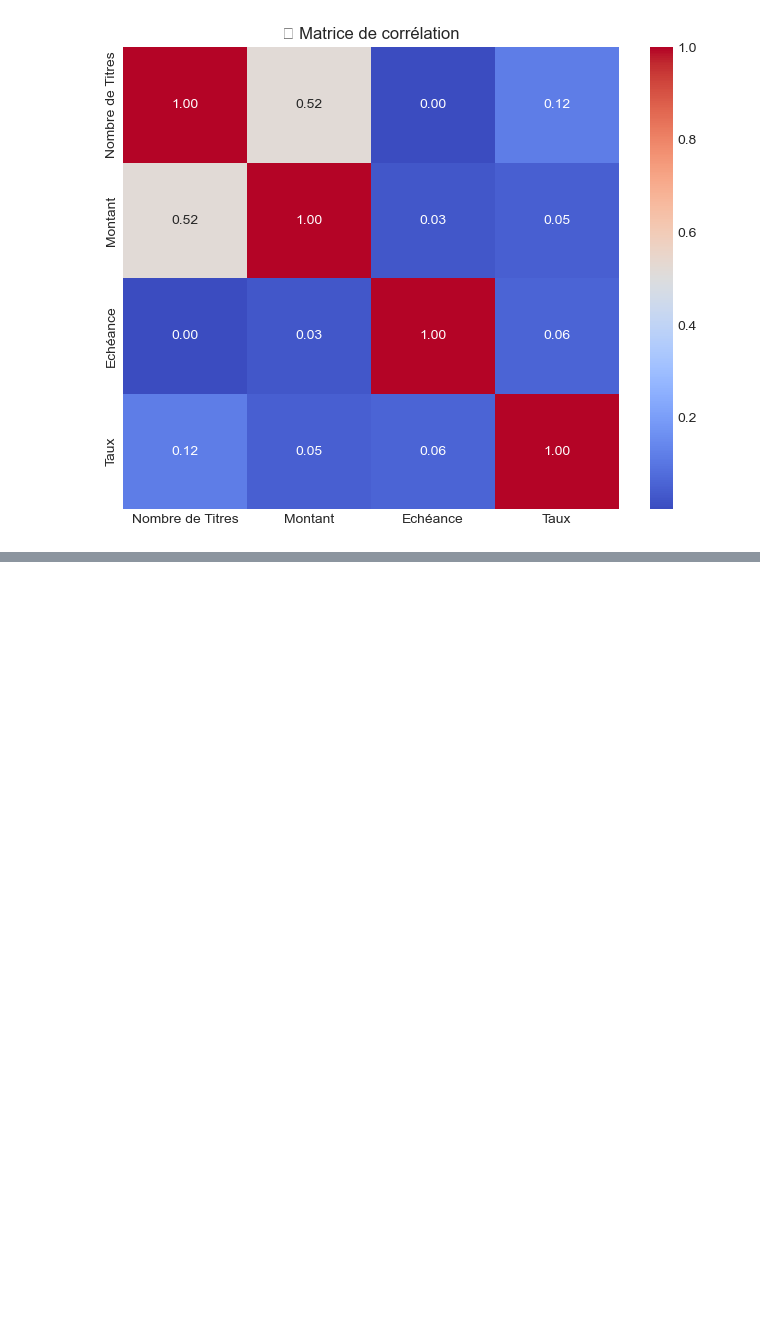
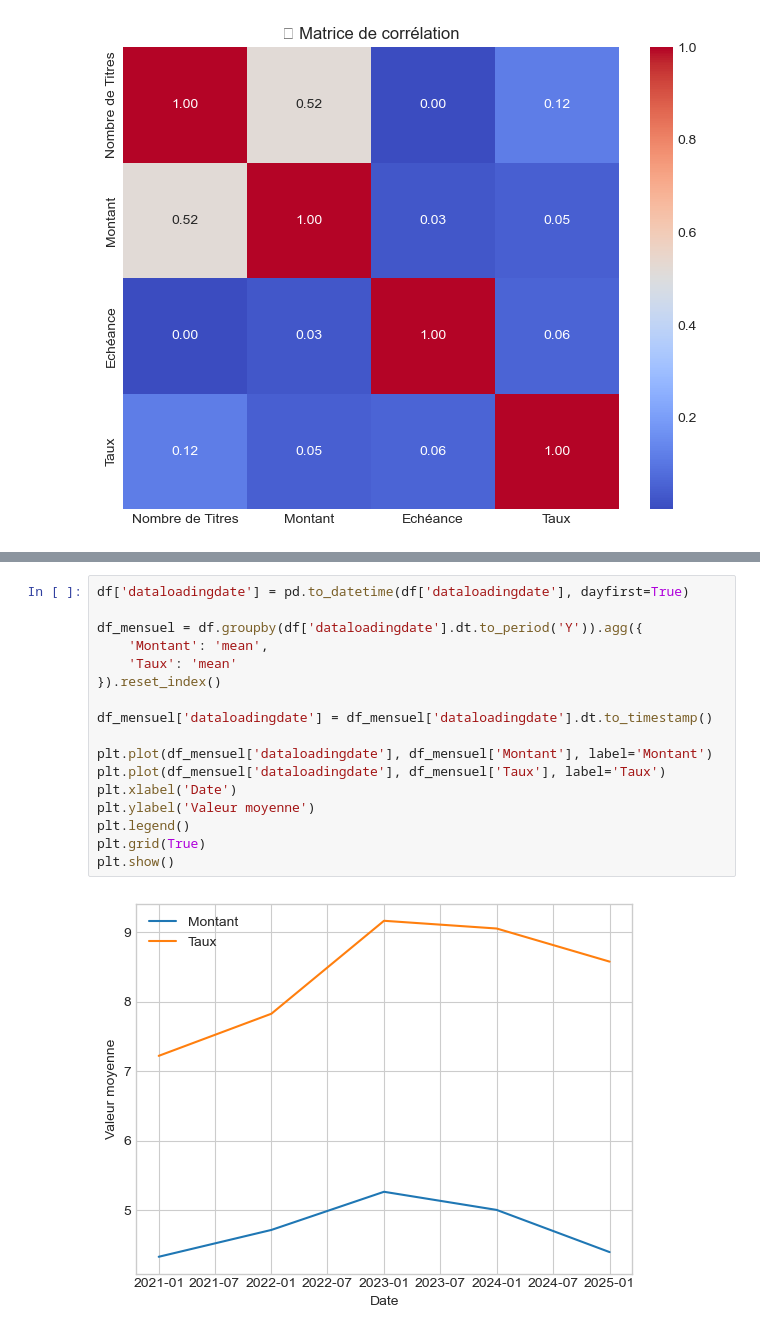
Before and after one commit to KADRSO2810/AMEN_AI, a Jupyter notebook: day 8/DataUnderstanding 4.0.ipynb, the cells around one changed output, grey strips where cells are left out. Saved outputs shown, nothing was run; the diff lists cells and outputs as text; blank space fills up the shorter version.

```diff
--- a/day 8/DataUnderstanding 4.0.ipynb
+++ b/day 8/DataUnderstanding 4.0.ipynb
@@ -136,0 +226,19 @@ plt.show()
+# %%
+df['dataloadingdate'] = pd.to_datetime(df['dataloadingdate'], dayfirst=True)
+
+df_mensuel = df.groupby(df['dataloadingdate'].dt.to_period('Y')).agg({
+    'Montant': 'mean',
+    'Taux': 'mean'
+}).reset_index()
+
+df_mensuel['dataloadingdate'] = df_mensuel['dataloadingdate'].dt.to_timestamp()
+
+plt.plot(df_mensuel['dataloadingdate'], df_mensuel['Montant'], label='Montant')
+plt.plot(df_mensuel['dataloadingdate'], df_mensuel['Taux'], label='Taux')
+plt.xlabel('Date')
+plt.ylabel('Valeur moyenne')
+plt.legend()
+plt.grid(True)
+plt.show()
+# %% [output]
+[figure, added]
```
Also changed, not shown: parts of 10 cells of this notebook, 2 other files.
